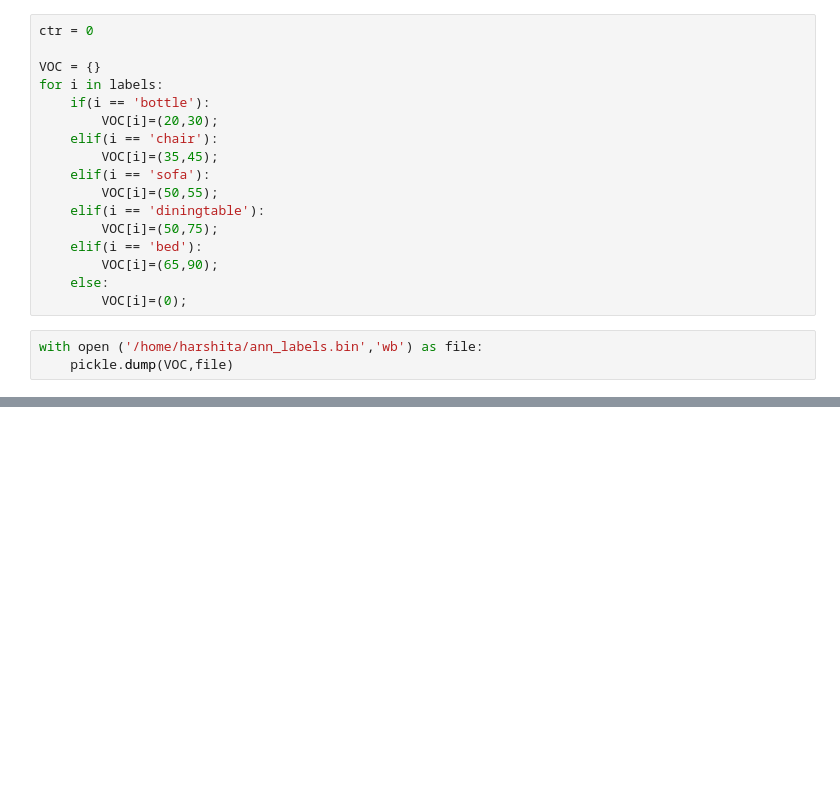
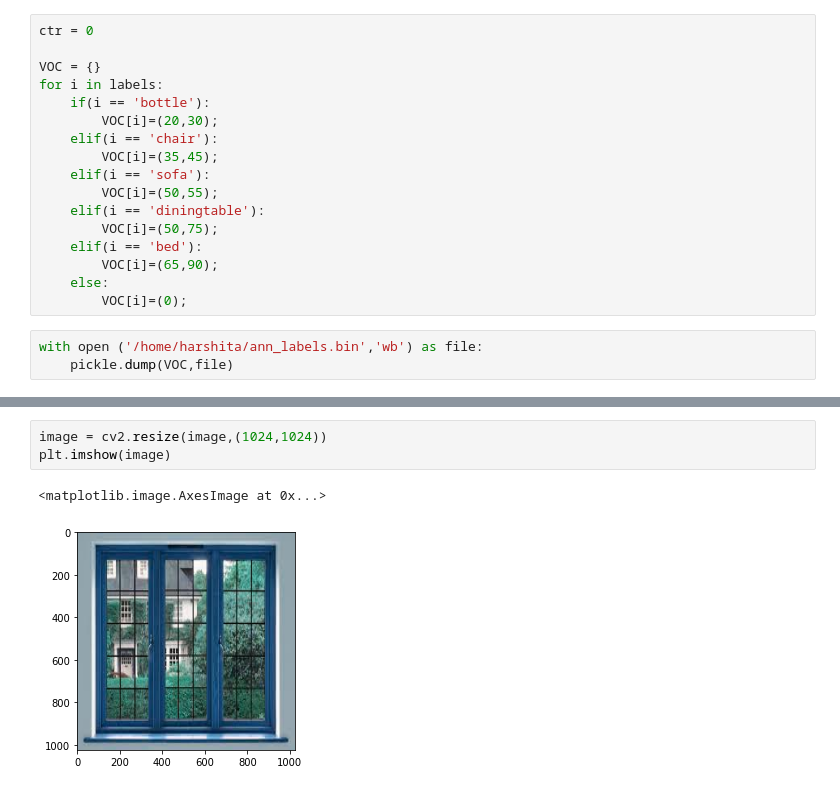
Before and after one commit to harshitadd/AirHero, a Jupyter notebook: SI_ObjectDetection.ipynb, the cells around one changed output, grey strips where cells are left out. Saved outputs shown, nothing was run; the diff lists cells and outputs as text; blank space fills up the shorter version.

```diff
--- a/SI_ObjectDetection.ipynb
+++ b/SI_ObjectDetection.ipynb
@@ -98,3 +101,9 @@ confidences
+# %%
+image = cv2.resize(image,(1024,1024))
+plt.imshow(image)
+# %% [output]
+<matplotlib.image.AxesImage at 0x...>
+[figure, added]
 # %%
 boxes
 # %% [output]
```
Also changed, not shown: parts of 7 cells of this notebook, 1 other file.
